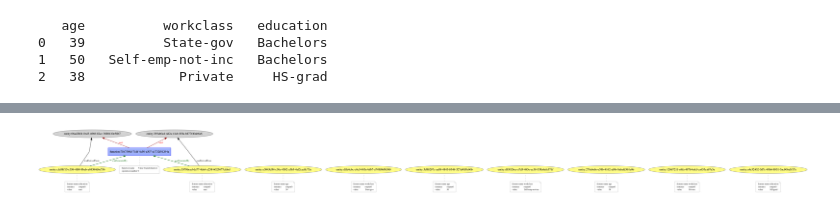
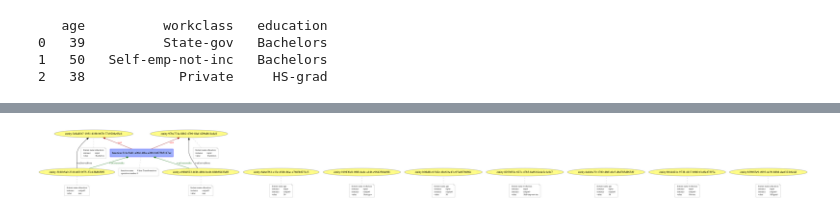
Before and after one commit to GiuliaSim/Provenance, a Jupyter notebook: pre-processing methods/ValueTransformation_prov.ipynb, the cells around one changed output, grey strips where cells are left out. Saved outputs shown, nothing was run; the diff lists cells and outputs as text; code cells hidden in the pictures.

```diff
--- a/pre-processing methods/ValueTransformation_prov.ipynb
+++ b/pre-processing methods/ValueTransformation_prov.ipynb
@@ -56,9 +56,9 @@ getProv_ValueTransformation function took 4.642 ms
 # %%
 namefile = savepath + 'ValueTransf_prov'
-p.save_graph(namefile)
+p.save_all_graph(namefile)
 Image(namefile + '.png')
 # %% [output]
-[figure, old version]
+[figure, new version]
 # %%
 #VALUE IMPUTATION
 df.fillna(0)
```
Also changed, not shown: parts of 3 cells of this notebook, 16 other files.
